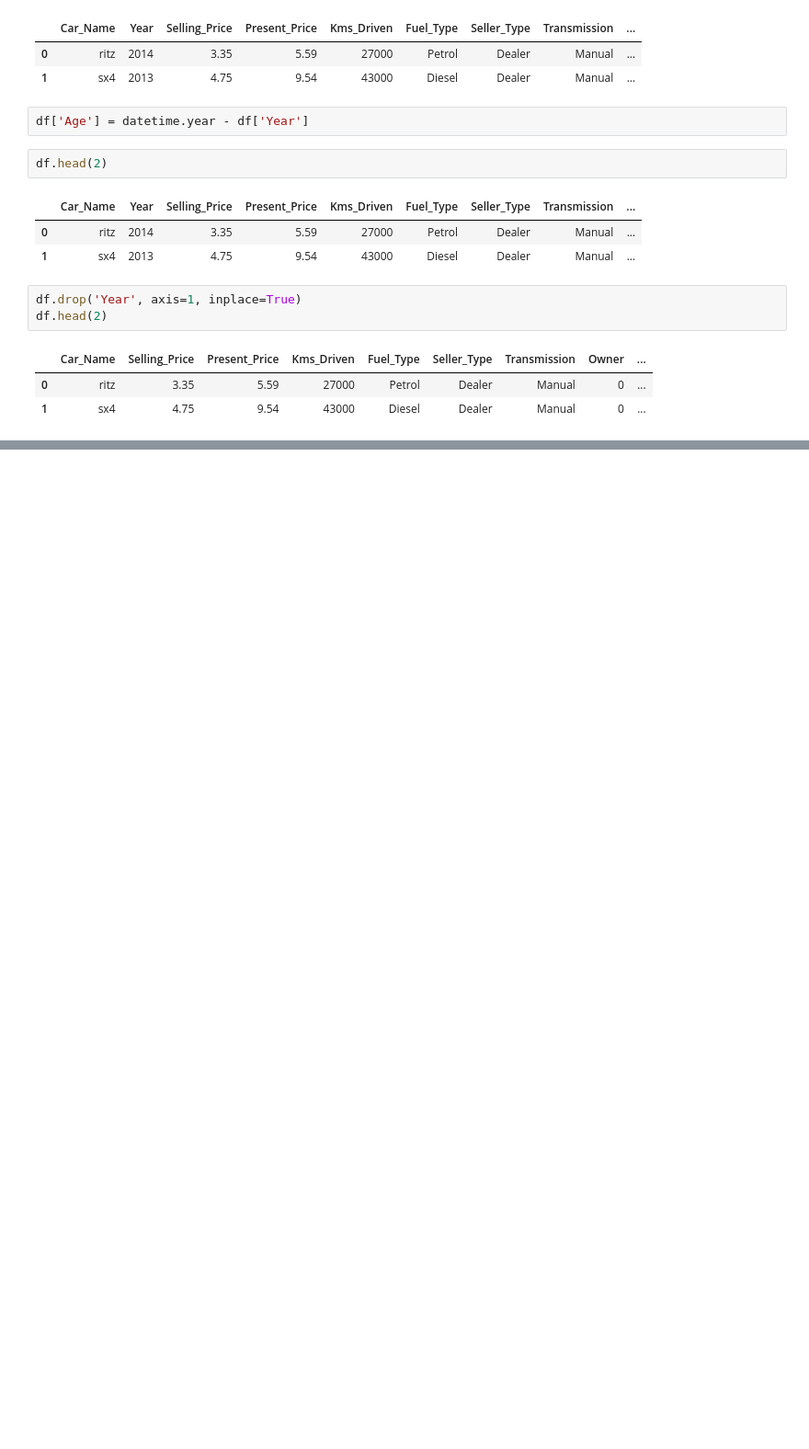
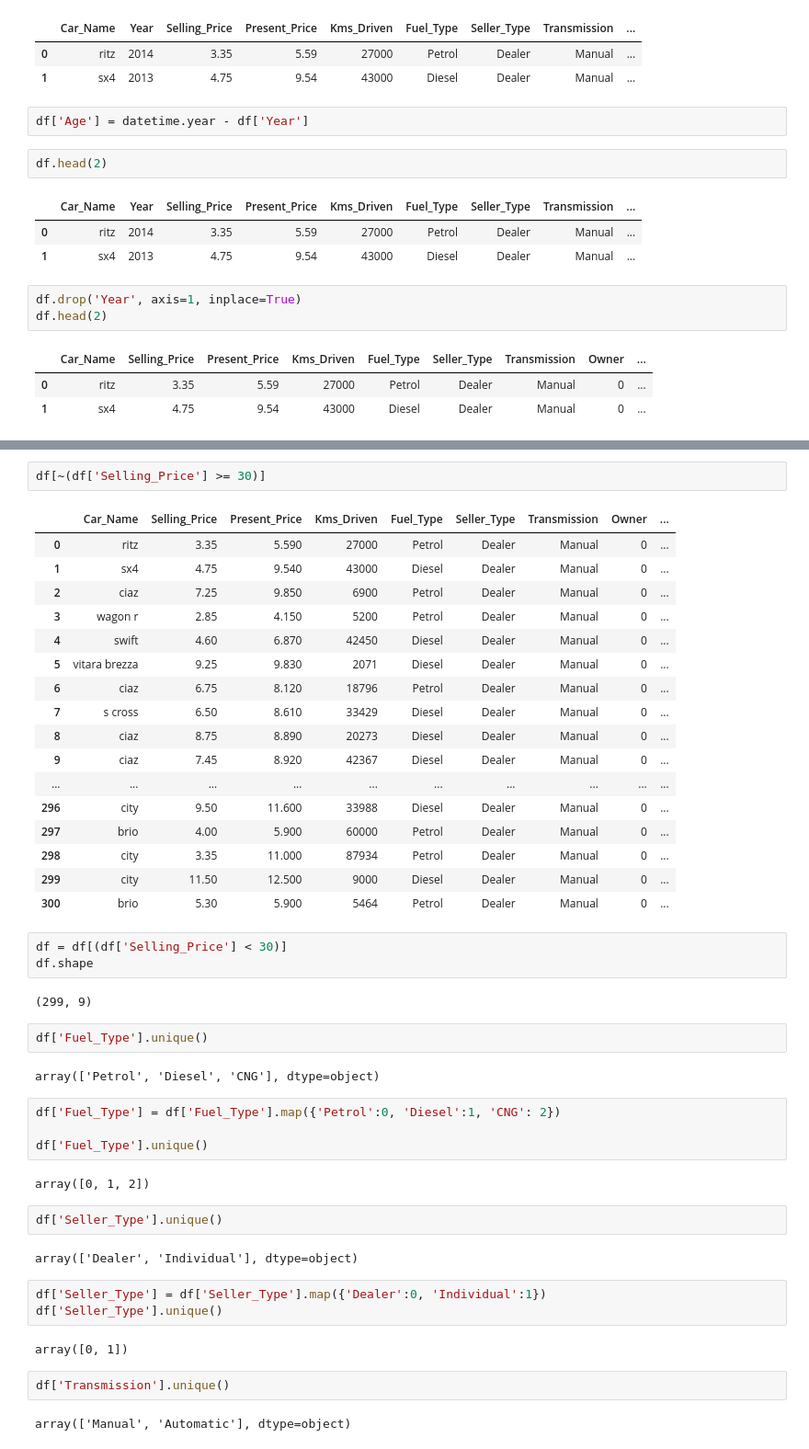
Before and after one commit to fargonemaciel/nerd_dos_dados_codes, a Jupyter notebook: FargonePrevendoPrecosDeVeiculos.ipynb, the cells around one changed output, grey strips where cells are left out. Shown at 92% size. Cells and saved outputs as stored; diff of their text form; blank space fills up the shorter version.

```diff
--- a/FargonePrevendoPrecosDeVeiculos.ipynb
+++ b/FargonePrevendoPrecosDeVeiculos.ipynb
@@ -244,0 +282,48 @@ df.head(2)
+# %%
+df[~(df['Selling_Price'] >= 30)]
+# %% [output]
+|  | Car_Name | Selling_Price | Present_Price | Kms_Driven | Fuel_Type | Seller_Type | Transmission | Owner | ... |
+| 0 | ritz | 3.35 | 5.590 | 27000 | Petrol | Dealer | Manual | 0 | ... |
+| 1 | sx4 | 4.75 | 9.540 | 43000 | Diesel | Dealer | Manual | 0 | ... |
+| 2 | ciaz | 7.25 | 9.850 | 6900 | Petrol | Dealer | Manual | 0 | ... |
+| 3 | wagon r | 2.85 | 4.150 | 5200 | Petrol | Dealer | Manual | 0 | ... |
+| 4 | swift | 4.60 | 6.870 | 42450 | Diesel | Dealer | Manual | 0 | ... |
+| 5 | vitara brezza | 9.25 | 9.830 | 2071 | Diesel | Dealer | Manual | 0 | ... |
+| 6 | ciaz | 6.75 | 8.120 | 18796 | Petrol | Dealer | Manual | 0 | ... |
+| 7 | s cross | 6.50 | 8.610 | 33429 | Diesel | Dealer | Manual | 0 | ... |
+| 8 | ciaz | 8.75 | 8.890 | 20273 | Diesel | Dealer | Manual | 0 | ... |
+| 9 | ciaz | 7.45 | 8.920 | 42367 | Diesel | Dealer | Manual | 0 | ... |
+| ... | ... | ... | ... | ... | ... | ... | ... | ... | ... |
+| 296 | city | 9.50 | 11.600 | 33988 | Diesel | Dealer | Manual | 0 | ... |
+| 297 | brio | 4.00 | 5.900 | 60000 | Petrol | Dealer | Manual | 0 | ... |
+| 298 | city | 3.35 | 11.000 | 87934 | Petrol | Dealer | Manual | 0 | ... |
+| 299 | city | 11.50 | 12.500 | 9000 | Diesel | Dealer | Manual | 0 | ... |
+| 300 | brio | 5.30 | 5.900 | 5464 | Petrol | Dealer | Manual | 0 | ... |
+# %%
+df = df[(df['Selling_Price'] < 30)]
+df.shape
+# %% [output]
+(299, 9)
+# %%
+df['Fuel_Type'].unique()
+# %% [output]
+array(['Petrol', 'Diesel', 'CNG'], dtype=object)
+# %%
+df['Fuel_Type'] = df['Fuel_Type'].map({'Petrol':0, 'Diesel':1, 'CNG': 2})
+
+df['Fuel_Type'].unique()
+# %% [output]
+array([0, 1, 2])
+# %%
+df['Seller_Type'].unique()
+# %% [output]
+array(['Dealer', 'Individual'], dtype=object)
+# %%
+df['Seller_Type'] = df['Seller_Type'].map({'Dealer':0, 'Individual':1})
+df['Seller_Type'].unique()
+# %% [output]
+array([0, 1])
+# %%
+df['Transmission'].unique()
+# %% [output]
+array(['Manual', 'Automatic'], dtype=object)
```
Also changed, not shown: parts of 32 cells of this notebook.
